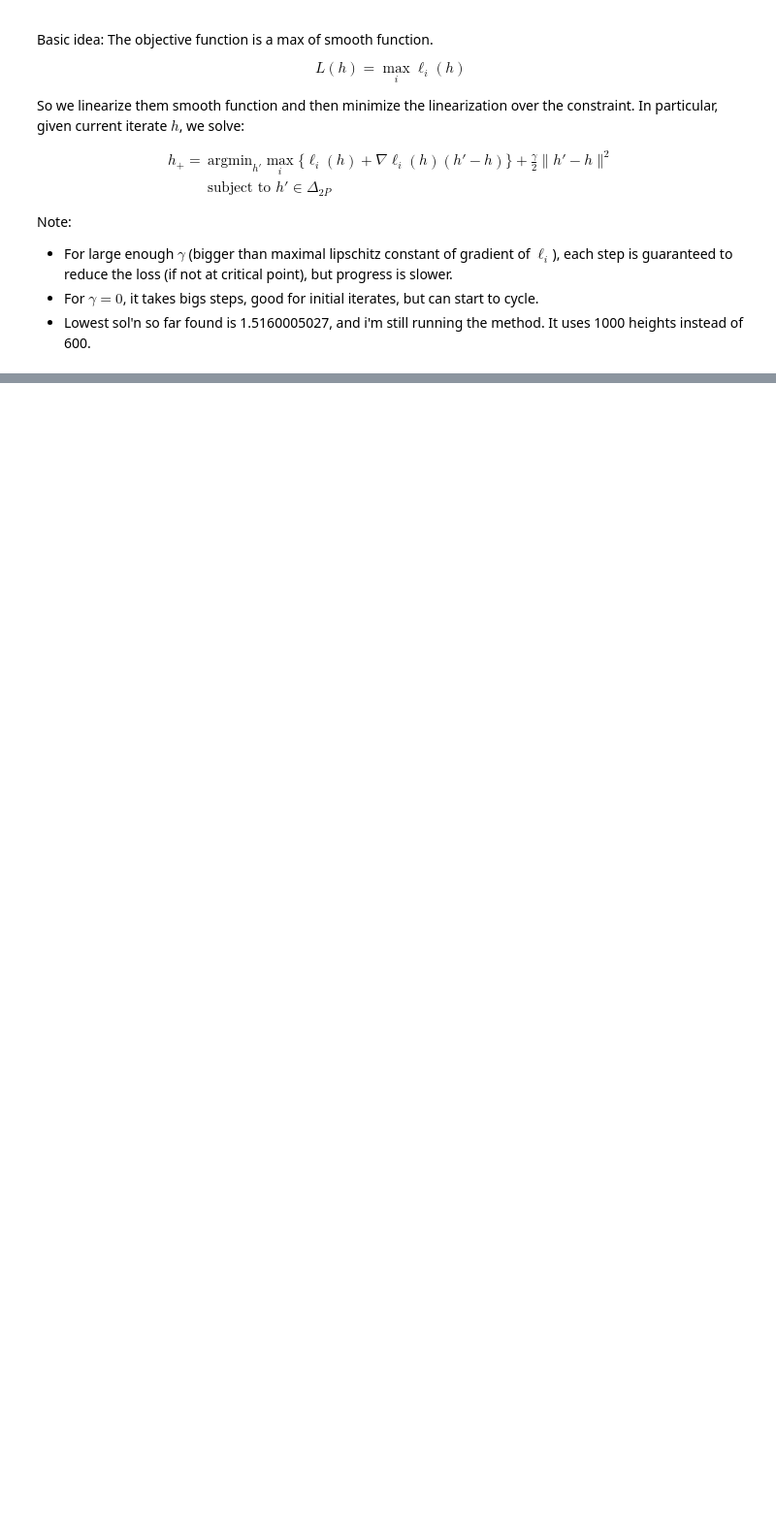
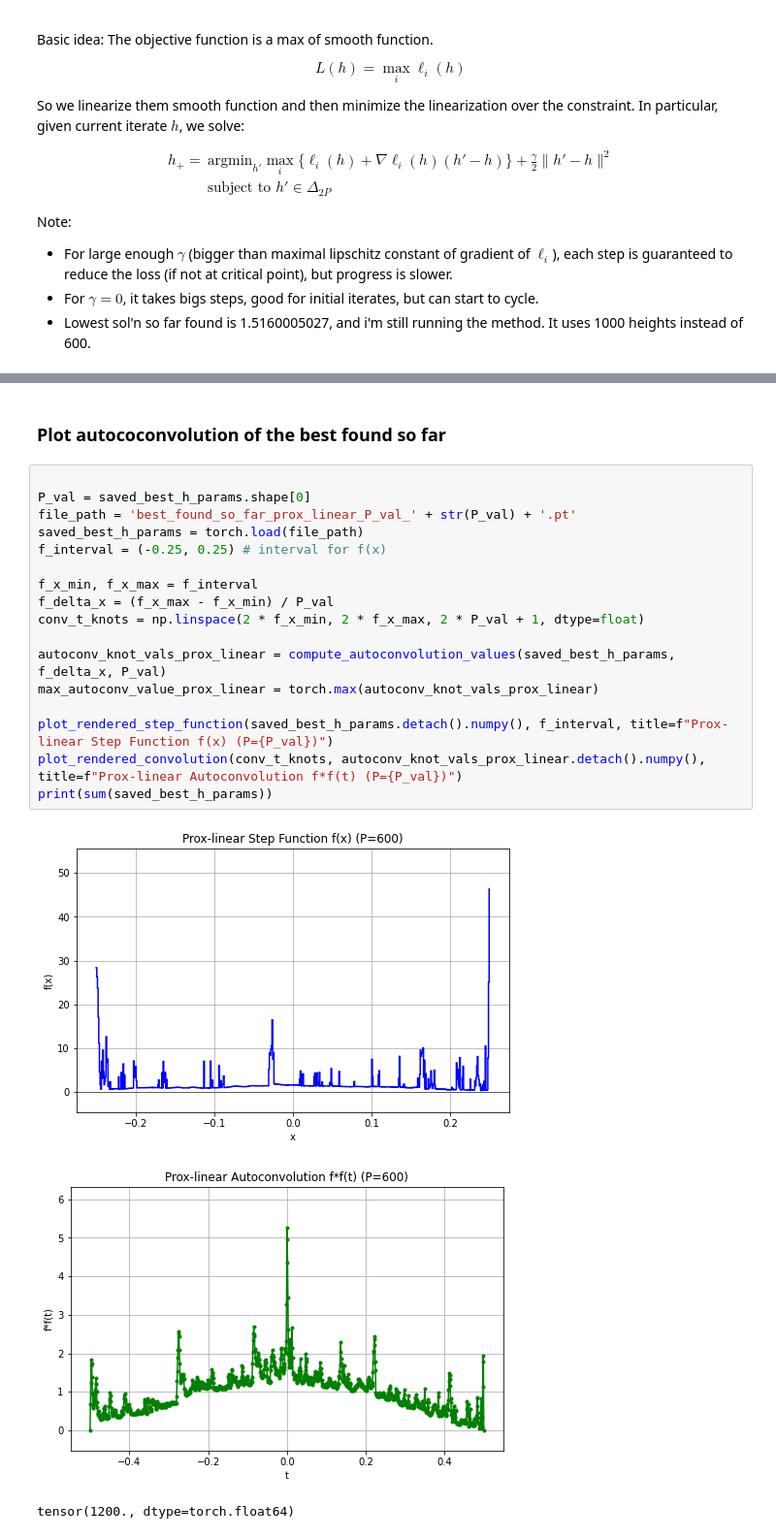
Before and after one commit to damek/alpha_evolve_problem_B1, a Jupyter notebook: problemb1.ipynb, the cells around one changed output, grey strips where cells are left out. Shown at 97% size. Cells and saved outputs as stored; diff of their text form; blank space fills up the shorter version.

```diff
--- a/problemb1.ipynb
+++ b/problemb1.ipynb
@@ -420,2 +484,25 @@ print("No point in file. Saving current point.")
+# %% [markdown]
+### Plot autococonvolution of the best found so far
+# %%
+
+P_val = saved_best_h_params.shape[0]
+file_path = 'best_found_so_far_prox_linear_P_val_' + str(P_val) + '.pt'
+saved_best_h_params = torch.load(file_path)
+f_interval = (-0.25, 0.25) # interval for f(x)
+
+f_x_min, f_x_max = f_interval
+f_delta_x = (f_x_max - f_x_min) / P_val
+conv_t_knots = np.linspace(2 * f_x_min, 2 * f_x_max, 2 * P_val + 1, dtype=float)
+
+autoconv_knot_vals_prox_linear = compute_autoconvolution_values(saved_best_h_params, f_delta_x, P_val)
+max_autoconv_value_prox_linear = torch.max(autoconv_knot_vals_prox_linear)
+
+plot_rendered_step_function(saved_best_h_params.detach().numpy(), f_interval, title=f"Prox-linear Step Function f(x) (P={P_val})")
+plot_rendered_convolution(conv_t_knots, autoconv_knot_vals_prox_linear.detach().numpy(), title=f"Prox-linear Autoconvolution f*f(t) (P={P_val})")
+print(sum(saved_best_h_params))
+# %% [output]
+[figure, added]
+[figure, added]
+tensor(1200., dtype=torch.float64)
 # %% [markdown]
 ## LP solver from [Matolcsi and Vinuesa (2010)](https://www.sciencedirect.com/science/article/pii/S0022247X10006001)
```
Also changed, not shown: parts of 12 cells of this notebook, 5 other files.
